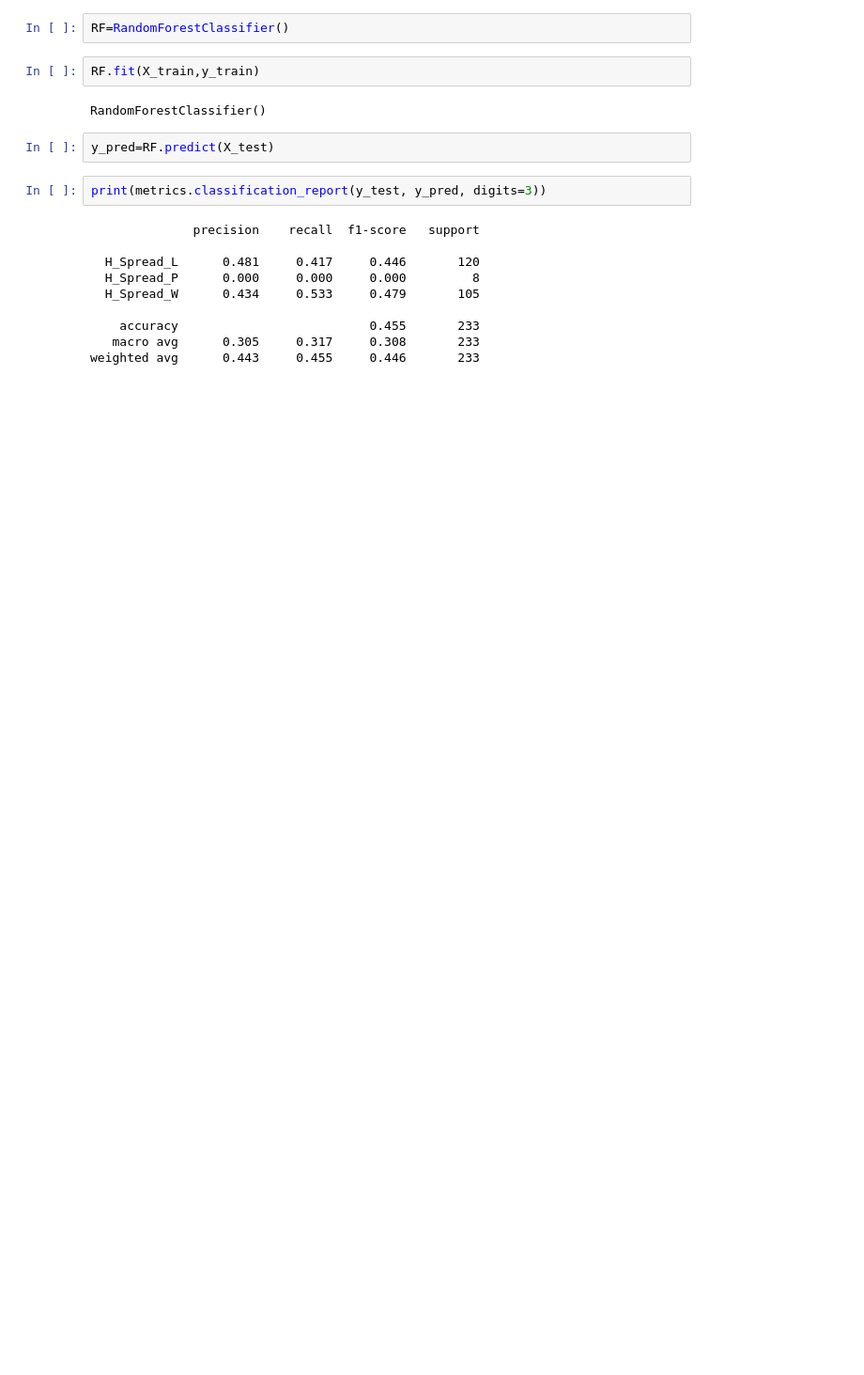
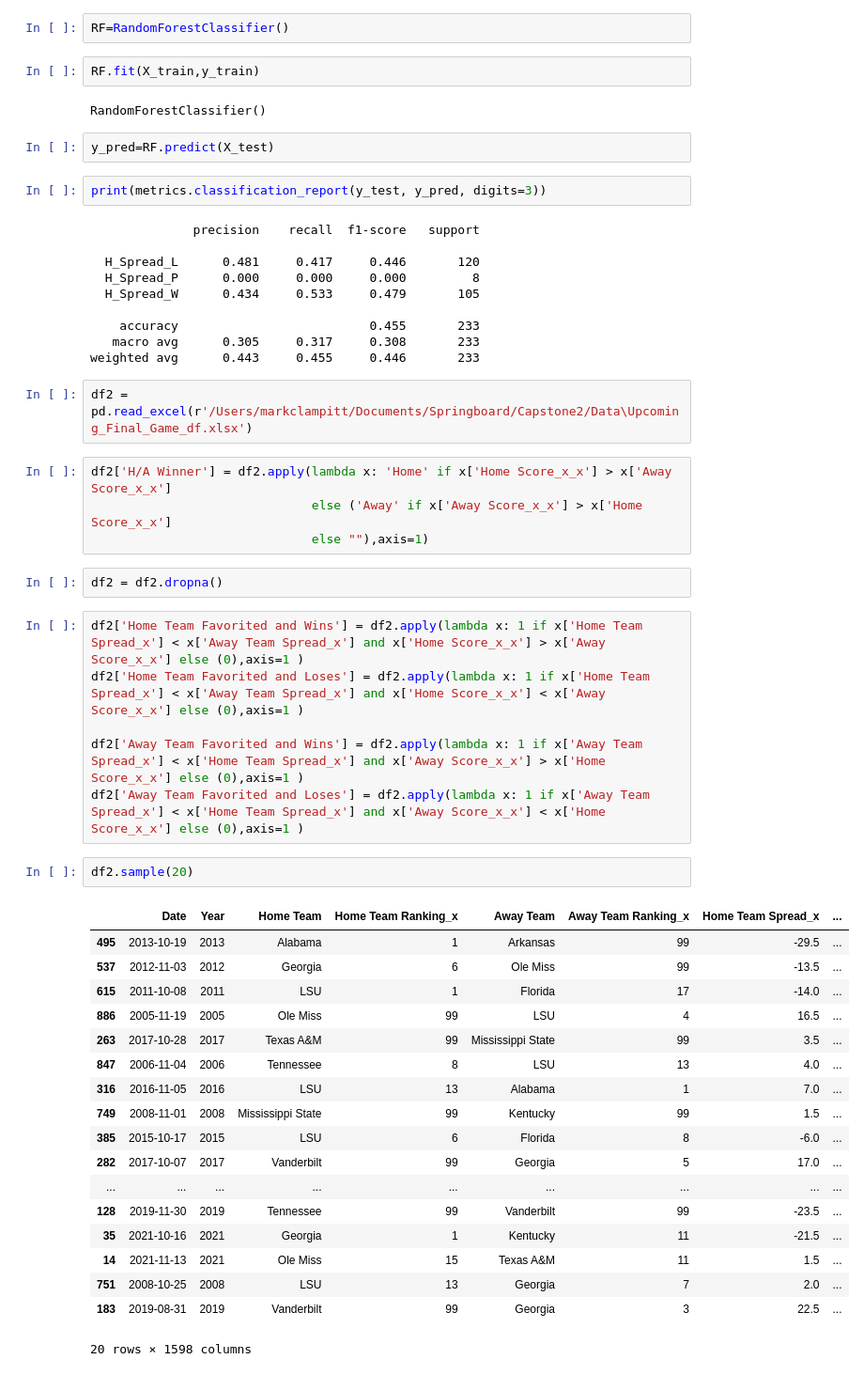
Before and after one commit to MarkClampitt/Springboard, a Jupyter notebook: Capstone2/Cap2_Final_Models-Copy1.ipynb, the cells around one changed output. Shown at 94% size. Drawn from its saved outputs; the diff is of its cells as text; blank space fills up the shorter version.

Commit message:
Updated final documentation

```diff
--- a/Capstone2/Cap2_Final_Models-Copy1.ipynb
+++ b/Capstone2/Cap2_Final_Models-Copy1.ipynb
@@ -2580,3 +2580,38 @@ print(metrics.classification_report(y_test, y_pred, digits=3))
     accuracy                          0.455       233
    macro avg      0.305     0.317     0.308       233
 weighted avg      0.443     0.455     0.446       233
+# %%
+df2 = pd.read_excel(r'/Users/markclampitt/Documents/Springboard/Capstone2/Data\Upcoming_Final_Game_df.xlsx')
+# %%
+df2['H/A Winner'] = df2.apply(lambda x: 'Home' if x['Home Score_x_x'] > x['Away Score_x_x']
+                              else ('Away' if x['Away Score_x_x'] > x['Home Score_x_x']
+                              else ""),axis=1)
+# %%
+df2 = df2.dropna()
+# %%
+df2['Home Team Favorited and Wins'] = df2.apply(lambda x: 1 if x['Home Team Spread_x'] < x['Away Team Spread_x'] and x['Home Score_x_x'] > x['Away Score_x_x'] else (0),axis=1 )
+df2['Home Team Favorited and Loses'] = df2.apply(lambda x: 1 if x['Home Team Spread_x'] < x['Away Team Spread_x'] and x['Home Score_x_x'] < x['Away Score_x_x'] else (0),axis=1 )
+
+df2['Away Team Favorited and Wins'] = df2.apply(lambda x: 1 if x['Away Team Spread_x'] < x['Home Team Spread_x'] and x['Away Score_x_x'] > x['Home Score_x_x'] else (0),axis=1 )
+df2['Away Team Favorited and Loses'] = df2.apply(lambda x: 1 if x['Away Team Spread_x'] < x['Home Team Spread_x'] and x['Away Score_x_x'] < x['Home Score_x_x'] else (0),axis=1 )
+# %%
+df2.sample(20)
+# %% [output]
+|  | Date | Year | Home Team | Home Team Ranking_x | Away Team | Away Team Ranking_x | Home Team Spread_x | ... |
+| 495 | 2013-10-19 | 2013 | Alabama | 1 | Arkansas | 99 | -29.5 | ... |
+| 537 | 2012-11-03 | 2012 | Georgia | 6 | Ole Miss | 99 | -13.5 | ... |
+| 615 | 2011-10-08 | 2011 | LSU | 1 | Florida | 17 | -14.0 | ... |
+| 886 | 2005-11-19 | 2005 | Ole Miss | 99 | LSU | 4 | 16.5 | ... |
+| 263 | 2017-10-28 | 2017 | Texas A&M | 99 | Mississippi State | 99 | 3.5 | ... |
+| 847 | 2006-11-04 | 2006 | Tennessee | 8 | LSU | 13 | 4.0 | ... |
+| 316 | 2016-11-05 | 2016 | LSU | 13 | Alabama | 1 | 7.0 | ... |
+| 749 | 2008-11-01 | 2008 | Mississippi State | 99 | Kentucky | 99 | 1.5 | ... |
+| 385 | 2015-10-17 | 2015 | LSU | 6 | Florida | 8 | -6.0 | ... |
+| 282 | 2017-10-07 | 2017 | Vanderbilt | 99 | Georgia | 5 | 17.0 | ... |
+| ... | ... | ... | ... | ... | ... | ... | ... | ... |
+| 128 | 2019-11-30 | 2019 | Tennessee | 99 | Vanderbilt | 99 | -23.5 | ... |
+| 35 | 2021-10-16 | 2021 | Georgia | 1 | Kentucky | 11 | -21.5 | ... |
+| 14 | 2021-11-13 | 2021 | Ole Miss | 15 | Texas A&M | 11 | 1.5 | ... |
+| 751 | 2008-10-25 | 2008 | LSU | 13 | Georgia | 7 | 2.0 | ... |
+| 183 | 2019-08-31 | 2019 | Vanderbilt | 99 | Georgia | 3 | 22.5 | ... |
+20 rows × 1598 columns
```
Also changed, not shown: parts of 253 cells of this notebook, 1 other file.
